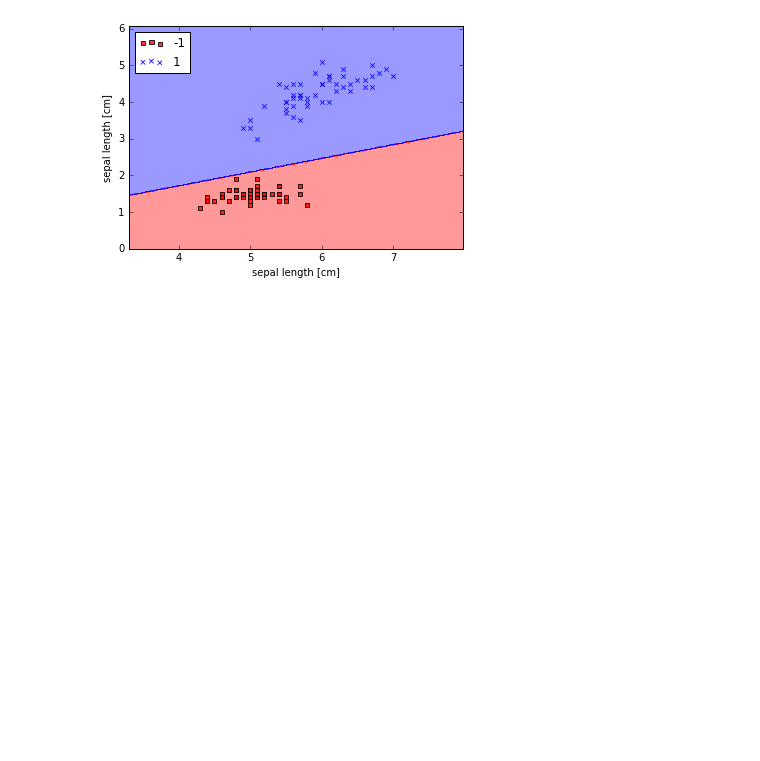
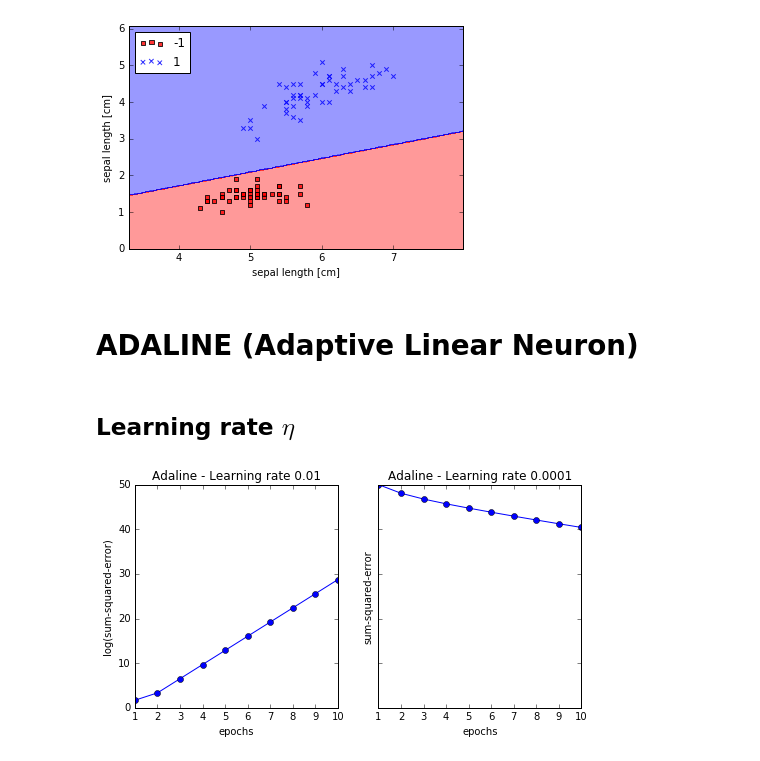
Before and after one commit to chooblarin/mml, a Jupyter notebook: notes/perceptron.ipynb, the cells around one changed output. Cells and saved outputs as stored; diff of their text form; code cells hidden in the pictures; blank space fills up the shorter version.

```diff
--- a/notes/perceptron.ipynb
+++ b/notes/perceptron.ipynb
@@ -112,3 +112,5 @@ plt.legend(loc='upper left')
 plt.show()
 # %% [output]
 [figure]
+# %% [markdown]
+# ADALINE (Adaptive Linear Neuron)
@@ -114,0 +147,24 @@ plt.show()
+# %% [markdown]
+## Learning rate  $\eta$
+# %%
+ada_1 = Adaline(n_iter=10, eta=0.01)   # learning rate is too large
+ada_2 = Adaline(n_iter=10, eta=0.0001) # learning rate is too small
+
+ada_1 = ada_1.fit(X, y)
+ada_2 = ada_2.fit(X, y)
+
+fig, ax = plt.subplots(nrows=1, ncols=2, figsize=(8, 4), sharey=True)
+
+ax[0].plot(range(1, len(ada_1.cost_) + 1), np.log10(ada_1.cost_), marker='o')
+ax[0].set_xlabel('epochs')
+ax[0].set_ylabel('log(sum-squared-error)')
+ax[0].set_title('Adaline - Learning rate 0.01')
+
+ax[1].plot(range(1, len(ada_2.cost_) + 1), ada_2.cost_, marker='o')
+ax[1].set_xlabel('epochs')
+ax[1].set_ylabel('sum-squared-error')
+ax[1].set_title('Adaline - Learning rate 0.0001')
+
+plt.show()
+# %% [output]
+[figure, added]
```
Also changed, not shown: parts of 6 cells of this notebook.
